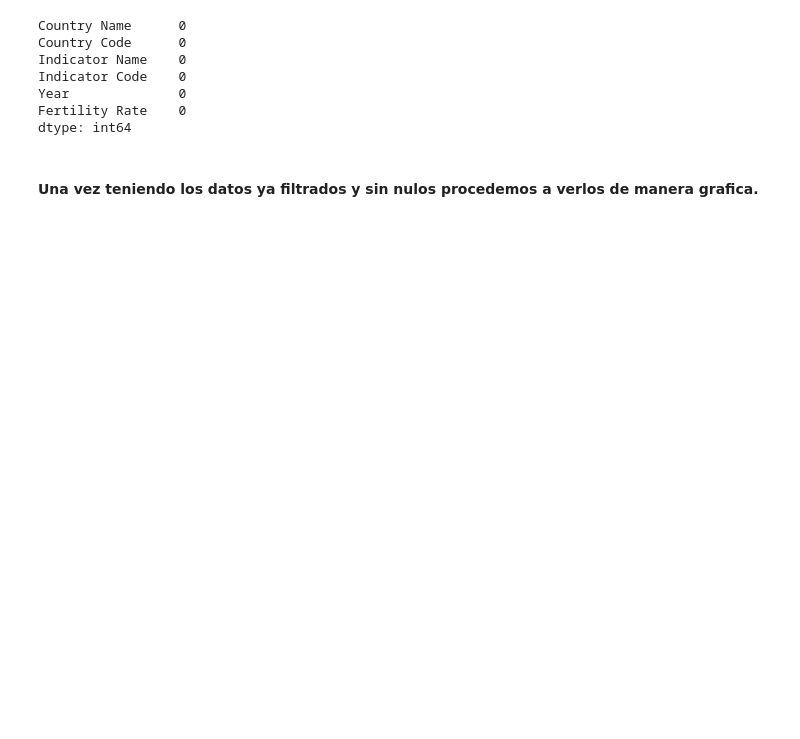
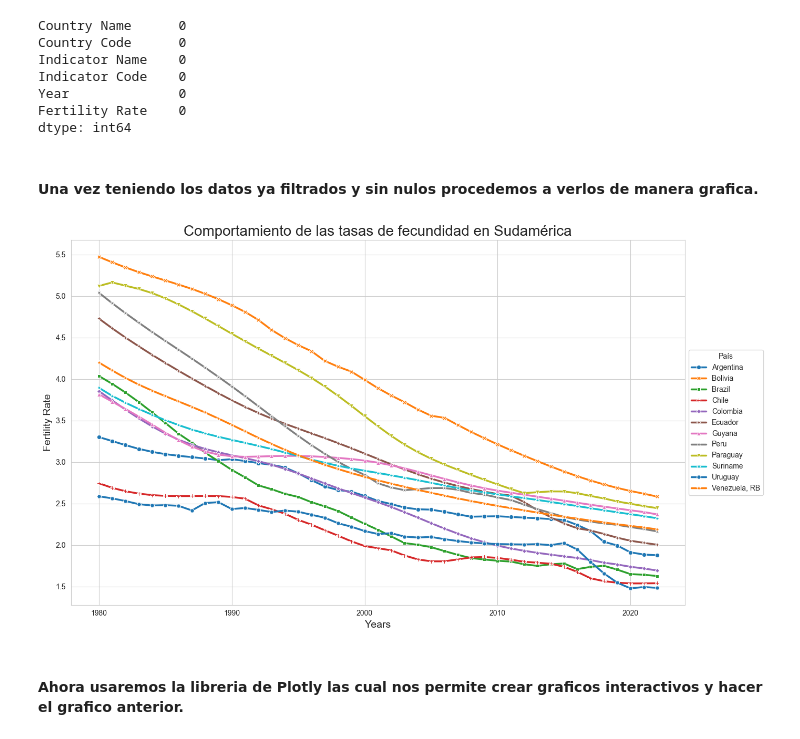
Before and after one commit to JuankTS/Fecuendidad-en-America-Latina-, a Jupyter notebook: Analisis_data/Analisis.ipynb, the cells around one changed output. Drawn from its saved outputs; the diff is of its cells as text; code cells hidden in the pictures; blank space fills up the shorter version.

Commit message:
Analisis con graficas y explicacion inicial del modelo

```diff
--- a/Analisis_data/Analisis.ipynb
+++ b/Analisis_data/Analisis.ipynb
@@ -132,3 +152,43 @@ Fertility Rate    0
 dtype: int64
 # %% [markdown]
 #### Una vez teniendo los datos ya filtrados y sin nulos procedemos a verlos de manera grafica.
+# %%
+# Establecer el estilo de los gráficos de Seaborn
+sns.set_style("whitegrid")
+
+# Crear la figura
+plt.figure(figsize=(14, 8))
+
+# Usar una paleta de colores distintiva
+palette = sns.color_palette("tab10", len(data_filtrada['Country Name'].unique()))
+
+# Graficar las líneas con diferentes estilos y grosor
+sns.lineplot(
+    data=data_filtrada,
+    x='Year',
+    y='Fertility Rate',
+    hue='Country Name',
+    style='Country Name',
+    markers=True,
+    dashes=False,
+    palette=palette,
+    linewidth=2.5
+)
+
+# Agregar título y etiquetas
+plt.title('Comportamiento de las tasas de fecundidad en Sudamérica', fontsize=20)
+plt.xlabel('Years', fontsize=14)
+plt.ylabel('Fertility Rate', fontsize=14)
+
+# Ajustar la leyenda para que no solape con el gráfico
+plt.legend(title='País', loc='center left', bbox_to_anchor=(1, 0.5))
+
+# Asegurar que el gráfico se ajuste bien dentro del marco
+plt.tight_layout()
+
+# Mostrar el gráfico
+plt.show()
+# %% [output]
+[figure, added]
+# %% [markdown]
+#### Ahora usaremos la libreria de Plotly las cual nos permite crear graficos interactivos y hacer el grafico anterior.
```
Also changed, not shown: parts of 12 cells of this notebook, 14 other files.
